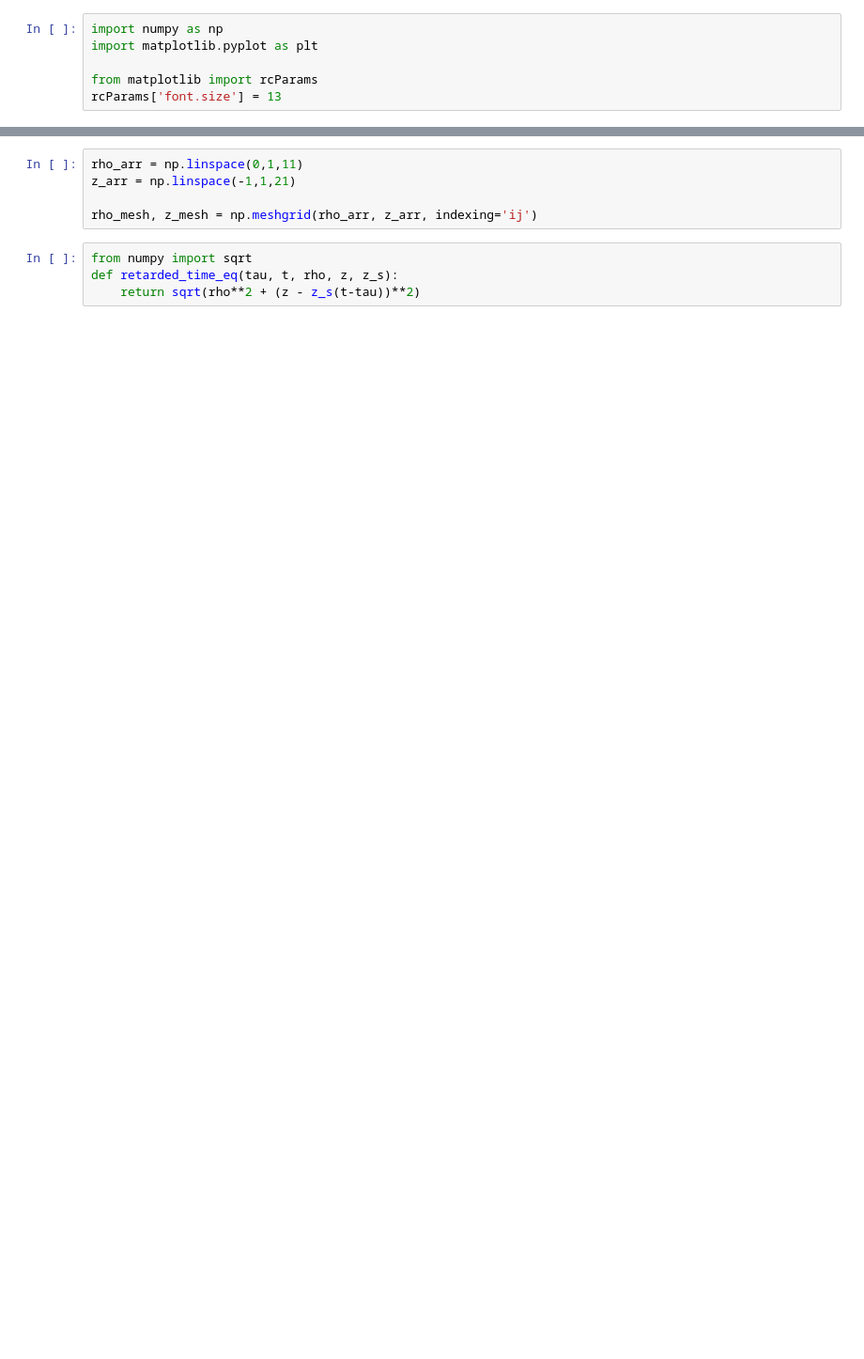
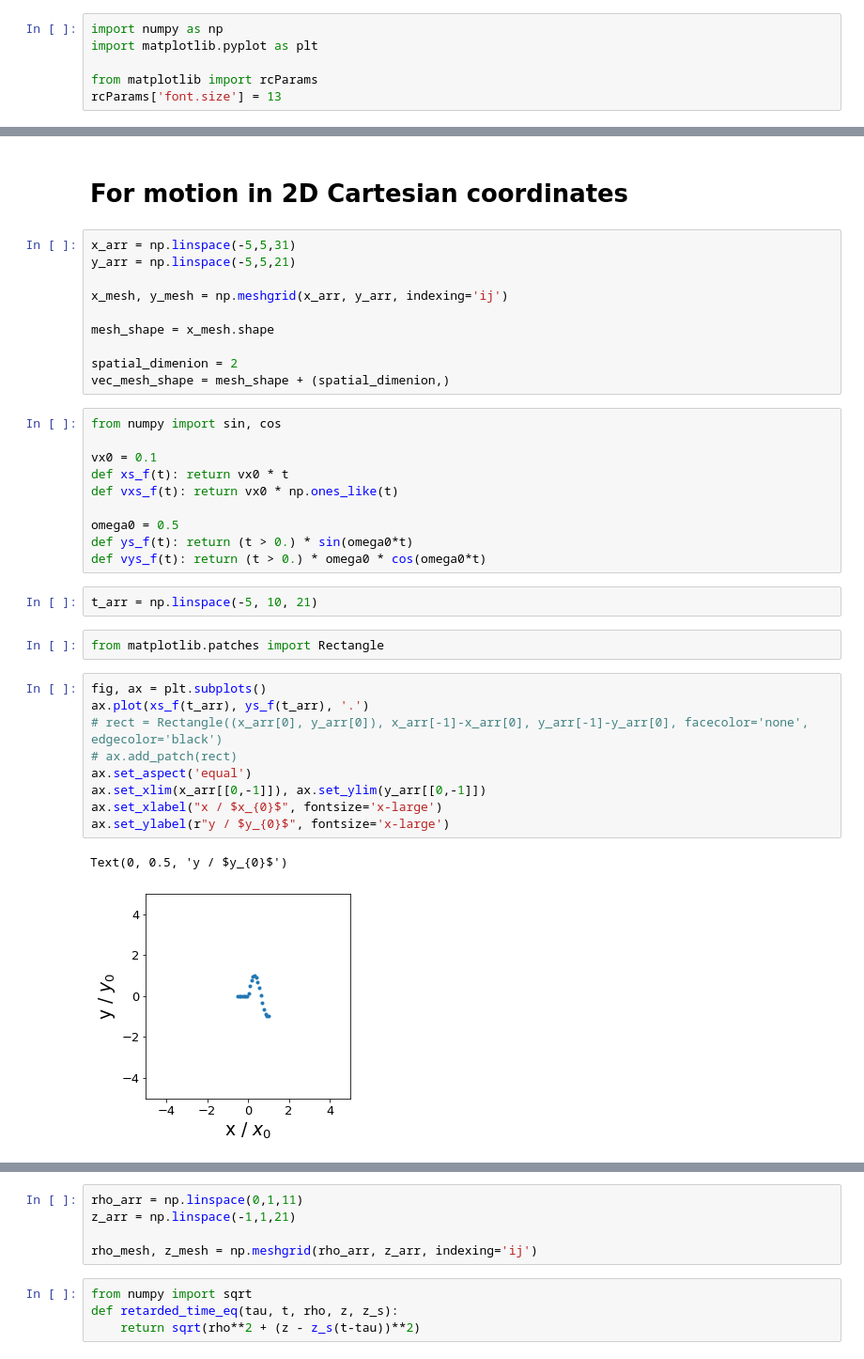
Before and after one commit to jam31118/point-charge-radiation, a Jupyter notebook: retarded-time-and-fields.ipynb, the cells around one changed output, grey strips where cells are left out. Shown at 94% size. Saved outputs shown, nothing was run; the diff lists cells and outputs as text; blank space fills up the shorter version.

Commit message:
implemented 2d Cartesian case for scalar field

```diff
--- a/retarded-time-and-fields.ipynb
+++ b/retarded-time-and-fields.ipynb
@@ -10,0 +7,38 @@ def z_s(t):
+# %% [markdown]
+# For motion in 2D Cartesian coordinates
+# %%
+x_arr = np.linspace(-5,5,31)
+y_arr = np.linspace(-5,5,21)
+
+x_mesh, y_mesh = np.meshgrid(x_arr, y_arr, indexing='ij')
+
+mesh_shape = x_mesh.shape
+
+spatial_dimenion = 2
+vec_mesh_shape = mesh_shape + (spatial_dimenion,)
+# %%
+from numpy import sin, cos
+
+vx0 = 0.1
+def xs_f(t): return vx0 * t
+def vxs_f(t): return vx0 * np.ones_like(t)
+
+omega0 = 0.5
+def ys_f(t): return (t > 0.) * sin(omega0*t)
+def vys_f(t): return (t > 0.) * omega0 * cos(omega0*t)
+# %%
+t_arr = np.linspace(-5, 10, 21)
+# %%
+from matplotlib.patches import Rectangle
+# %%
+fig, ax = plt.subplots()
+ax.plot(xs_f(t_arr), ys_f(t_arr), '.')
+# rect = Rectangle((x_arr[0], y_arr[0]), x_arr[-1]-x_arr[0], y_arr[-1]-y_arr[0], facecolor='none', edgecolor='black')
+# ax.add_patch(rect)
+ax.set_aspect('equal')
+ax.set_xlim(x_arr[[0,-1]]), ax.set_ylim(y_arr[[0,-1]])
+ax.set_xlabel("x / $x_{0}$", fontsize='x-large')
+ax.set_ylabel(r"y / $y_{0}$", fontsize='x-large')
+# %% [output]
+Text(0, 0.5, 'y / $y_{0}$')
+[figure, added]
```
Also changed, not shown: parts of 29 cells of this notebook.
